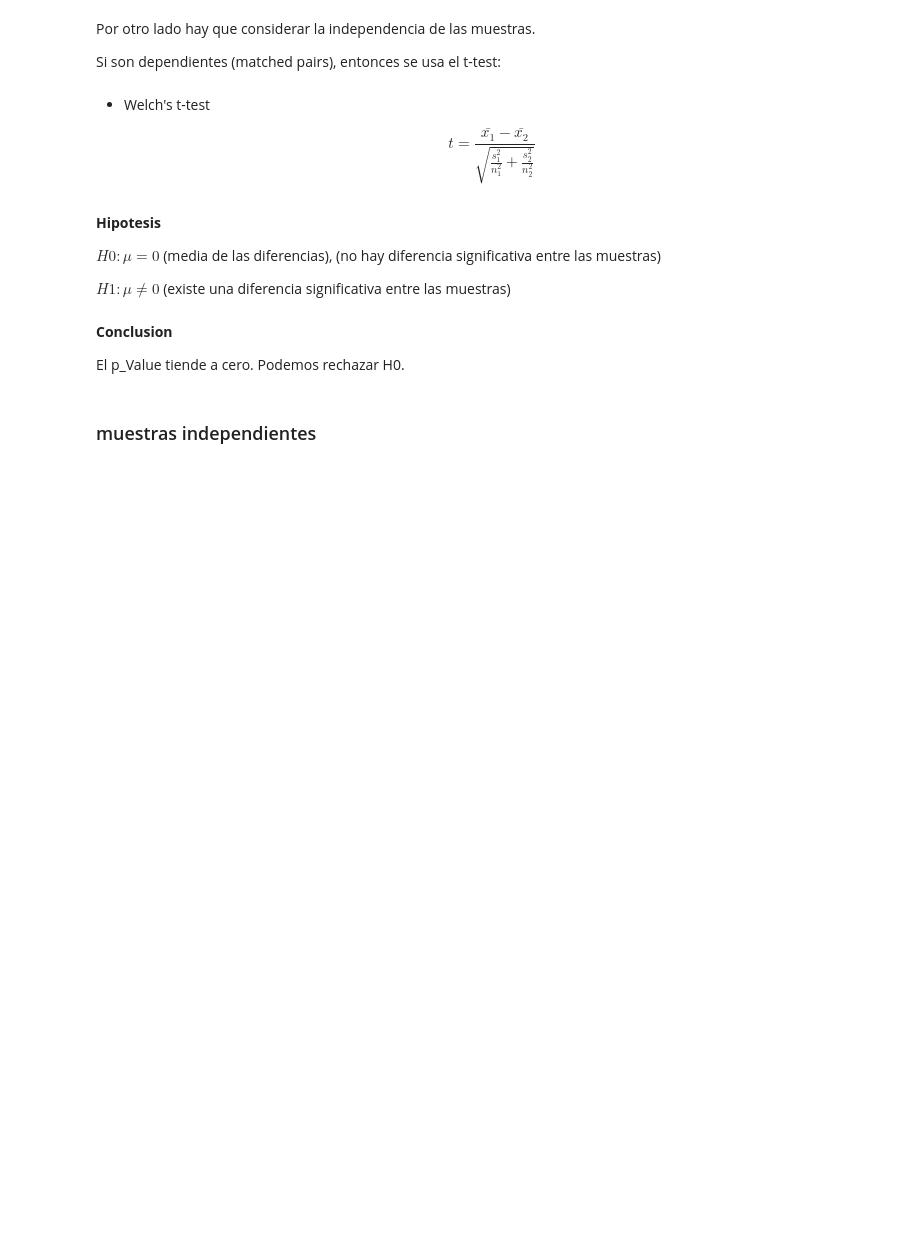
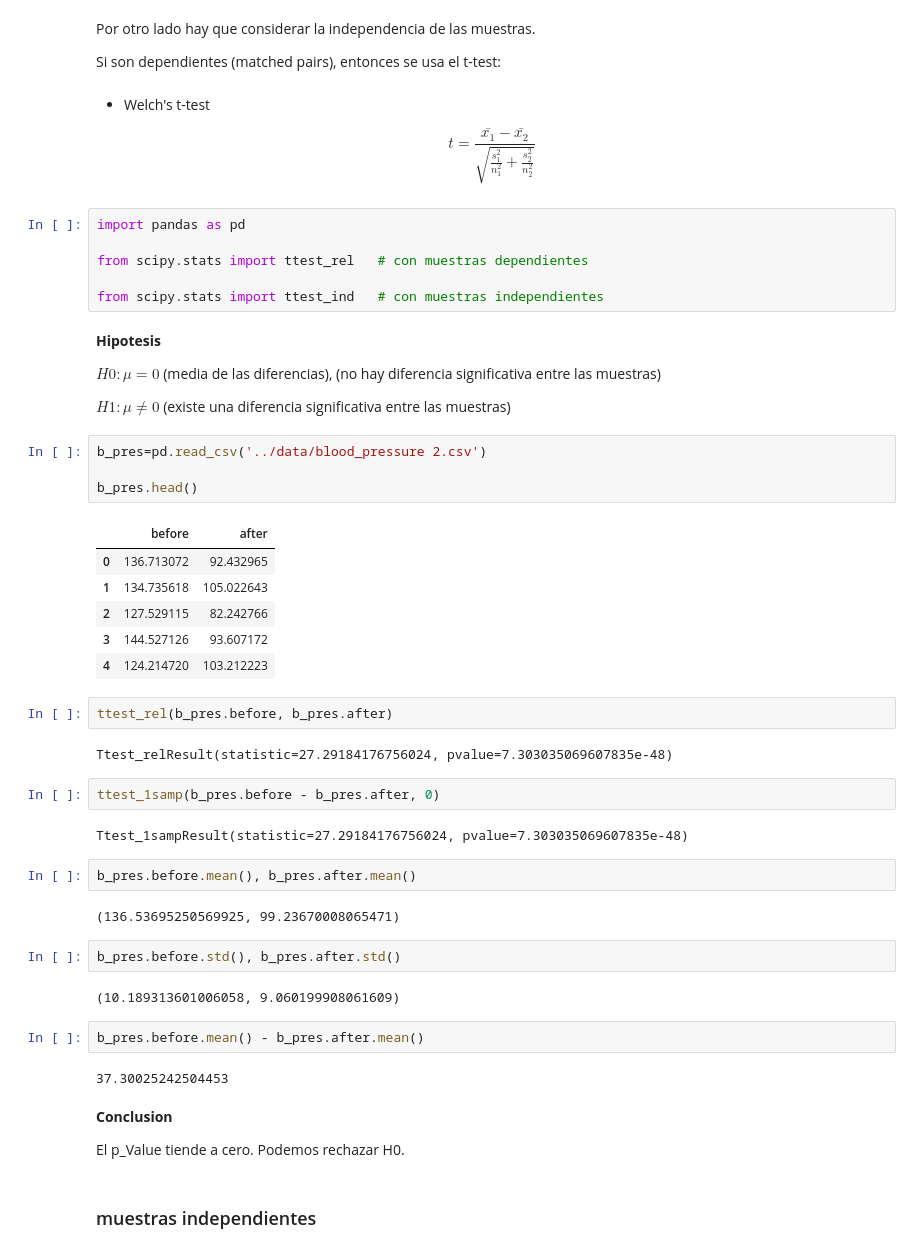
Before and after one commit to Ironhack-Data-Madrid-Abril-2023/apuntes_clase, a Jupyter notebook: semana_6/2.1 - Testeo de hipotesis.ipynb, the cells around one changed output. Cells and saved outputs as stored; diff of their text form; blank space fills up the shorter version.

```diff
--- a/semana_6/2.1 - Testeo de hipotesis.ipynb
+++ b/semana_6/2.1 - Testeo de hipotesis.ipynb
@@ -382,12 +382,49 @@ Si son dependientes (matched pairs), entonces se usa el t-test:
 
 
 $$t=\frac{\bar{x_1} - \bar{x_2}}{\sqrt{\frac{s_1^2}{n_1^2}+\frac{s_2^2}{n_2^2}}}$$
+# %%
+import pandas as pd
+
+from scipy.stats import ttest_rel   # con muestras dependientes
+
+from scipy.stats import ttest_ind   # con muestras independientes
 # %% [markdown]
 **Hipotesis**
 
 $H0: \mu=0$    (media de las diferencias), (no hay diferencia significativa entre las muestras)
 
 $H1: \mu≠0$   (existe una diferencia significativa entre las muestras)
+# %%
+b_pres=pd.read_csv('../data/blood_pressure 2.csv')
+
+b_pres.head()
+# %% [output]
+|  | before | after |
+| 0 | 136.713072 | 92.432965 |
+| 1 | 134.735618 | 105.022643 |
+| 2 | 127.529115 | 82.242766 |
+| 3 | 144.527126 | 93.607172 |
+| 4 | 124.214720 | 103.212223 |
+# %%
+ttest_rel(b_pres.before, b_pres.after)
+# %% [output]
+Ttest_relResult(statistic=27.29184176756024, pvalue=7.303035069607835e-48)
+# %%
+ttest_1samp(b_pres.before - b_pres.after, 0)
+# %% [output]
+Ttest_1sampResult(statistic=27.29184176756024, pvalue=7.303035069607835e-48)
+# %%
+b_pres.before.mean(), b_pres.after.mean()
+# %% [output]
+(136.53695250569925, 99.23670008065471)
+# %%
+b_pres.before.std(), b_pres.after.std()
+# %% [output]
+(10.189313601006058, 9.060199908061609)
+# %%
+b_pres.before.mean() - b_pres.after.mean()
+# %% [output]
+37.30025242504453
 # %% [markdown]
 **Conclusion**
 
```
Also changed, not shown: parts of 28 cells of this notebook.
